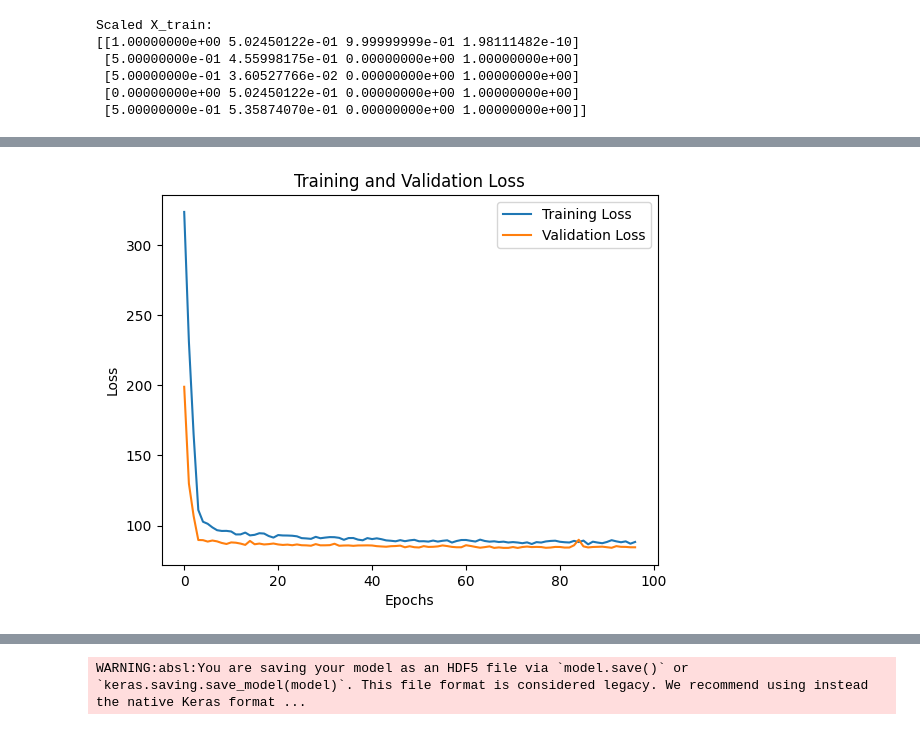
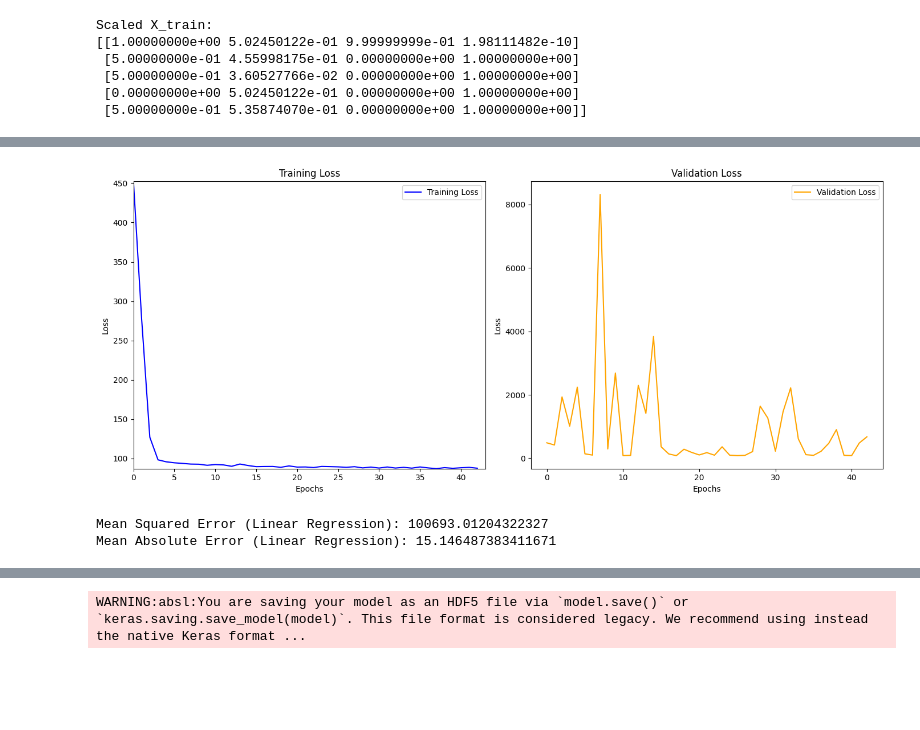
Before and after one commit to shrutiagarwal-bit/batterylifeprediction, a Jupyter notebook: 1.ipynb, the cells around one changed output, grey strips where cells are left out. Saved outputs shown, nothing was run; the diff lists cells and outputs as text; code cells hidden in the pictures; blank space fills up the shorter version.

```diff
--- a/1.ipynb
+++ b/1.ipynb
@@ -168,8 +167,7 @@ model.add(BatchNormalization())
 model.add(Dropout(0.2))
 
 # Output layer
-model.add(Dense(1))  # Linear activation
-
+model.add(Dense(1, activation='linear'))
 
 # Compile the model
 model.compile(optimizer=Adam(), loss='mean_squared_error')
@@ -205,7 +203,6 @@ Model: "sequential_1"
  Non-trainable params: 960 (3.75 KB)
 # %%
 # Train the model on the training data, using the test data for validation
-model.fit(X_train_scaled, y_train, validation_data=(X_test_scaled, y_test),
-          epochs=200, batch_size=16, callbacks=[early_stop], verbose=1)
+history = model.fit(X_train_scaled, y_train, epochs=200, batch_size=26, validation_data=(X_test_scaled, y_test),callbacks=[early_stop], verbose=1)
 # %% [output]
 Epoch 1/200
@@ -245,18 +239,60 @@ Note: you may need to restart the kernel to use updated packages.
-# %%
-#model evaluation
-# Plot training and validation loss (optional)
-
-import matplotlib.pyplot as plt
-
-plt.plot(history.history['loss'], label='Training Loss')
-plt.plot(history.history['val_loss'], label='Validation Loss')
-plt.legend()
-plt.xlabel('Epochs')
-plt.ylabel('Loss')
-plt.title('Training and Validation Loss')
-plt.show()
-# %% [output]
-[figure, removed]
+# %%
+import matplotlib.pyplot as plt
+
+# Create two subplots for training and validation loss
+fig, axes = plt.subplots(1, 2, figsize=(14, 6))
+
+# Plot training loss on the first subplot
+axes[0].plot(history.history['loss'], label='Training Loss', color='blue')
+axes[0].set_xlabel('Epochs')
+axes[0].set_ylabel('Loss')
+axes[0].set_title('Training Loss')
+axes[0].legend()
+
+# Zoom in on the training loss plot (example: focusing on epochs within the history range)
+epochs = len(history.history['loss'])
+axes[0].set_xlim(0, epochs)  # Set the x-axis to cover all epochs
+axes[0].set_ylim(min(history.history['loss']), max(history.history['loss']))  # Set y-axis to cover full range of loss
+
+# Plot validation loss on the second subplot
+axes[1].plot(history.history['val_loss'], label='Validation Loss', color='orange')
+axes[1].set_xlabel('Epochs')
+axes[1].set_ylabel('Loss')
+axes[1].set_title('Validation Loss')
+axes[1].legend()
+
+# Optionally zoom in on validation loss (if you want)
+# axes[1].set_xlim(0, epochs)
+# axes[1].set_ylim(min(history.history['val_loss']), max(history.history['val_loss']))
+
+# Show the plots
+plt.tight_layout()
+plt.show()
+# %% [output]
+[figure, added]
+# %%
+from sklearn.linear_model import LinearRegression
+from sklearn.metrics import mean_squared_error, mean_absolute_error, mean_absolute_percentage_error
+
+# Initialize the Linear Regression model
+lr_model = LinearRegression()
+
+# Train the model
+lr_model.fit(X_train_scaled, y_train)
+
+# Predict on the test data
+y_pred_lr = lr_model.predict(X_test_scaled)
+
+# Calculate performance metrics
+mse_lr = mean_squared_error(y_test, y_pred_lr)
+mae_lr = mean_absolute_error(y_test, y_pred_lr)
+mape_lr = mean_absolute_percentage_error(y_test, y_pred_lr)
+
+print(f"Mean Squared Error (Linear Regression): {mse_lr}")
+print(f"Mean Absolute Error (Linear Regression): {mae_lr}")
+# %% [output]
+Mean Squared Error (Linear Regression): 100693.01204322327
+Mean Absolute Error (Linear Regression): 15.146487383411671
 # %%
 # Evaluate the model on the test data
 mse = model.evaluate(X_test_scaled, y_test)
```
Also changed, not shown: parts of 12 cells of this notebook.
